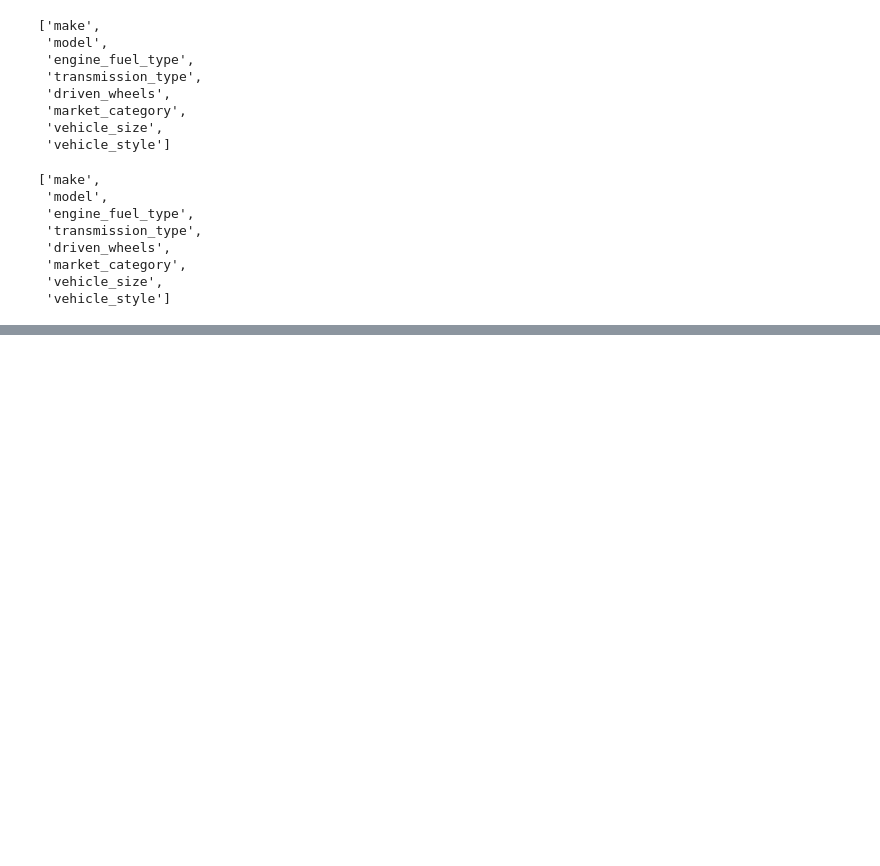
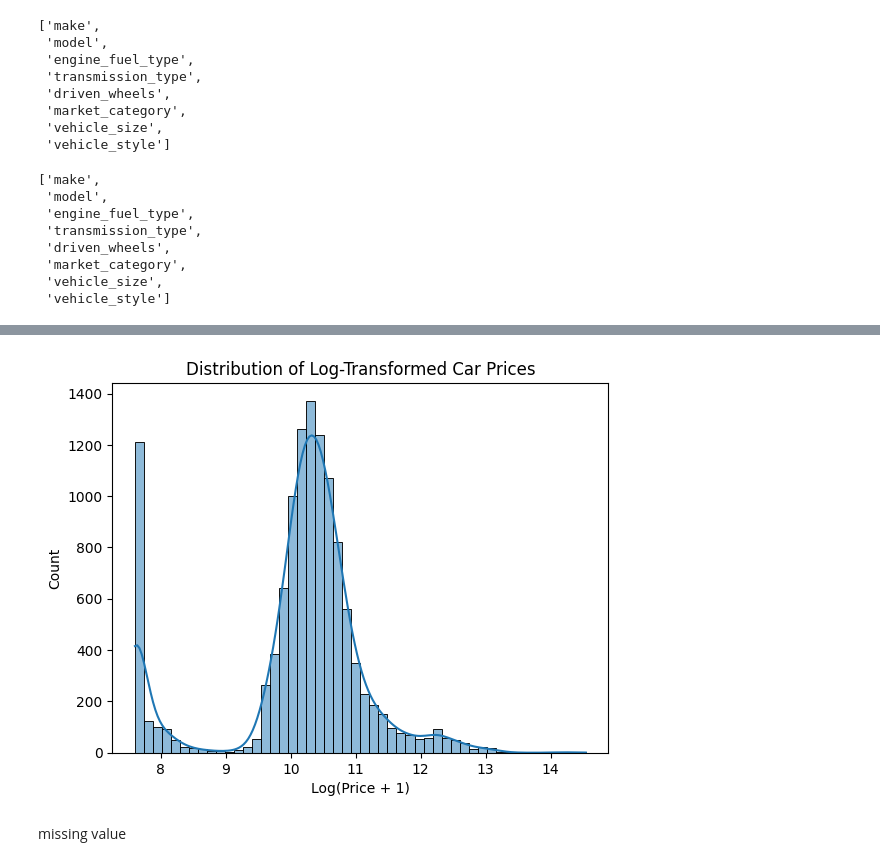
Before and after one commit to homosaaa/machine-learning-zoomcamp-homework, a Jupyter notebook: 03-ml-regression/session 2 - ml regression.ipynb, the cells around one changed output, grey strips where cells are left out. Cells and saved outputs as stored; diff of their text form; code cells hidden in the pictures; blank space fills up the shorter version.

```diff
--- a/03-ml-regression/session 2 - ml regression.ipynb
+++ b/03-ml-regression/session 2 - ml regression.ipynb
@@ -79,0 +213,10 @@ strings
+# %%
+log_price = np.log1p(df.msrp)
+sns.histplot(log_price, bins=50, kde=True)
+plt.title('Distribution of Log-Transformed Car Prices')
+plt.xlabel('Log(Price + 1)')
+plt.show()
+# %% [output]
+[figure, added]
+# %% [markdown]
+missing value
```
Also changed, not shown: parts of 29 cells of this notebook, 2 other files.
